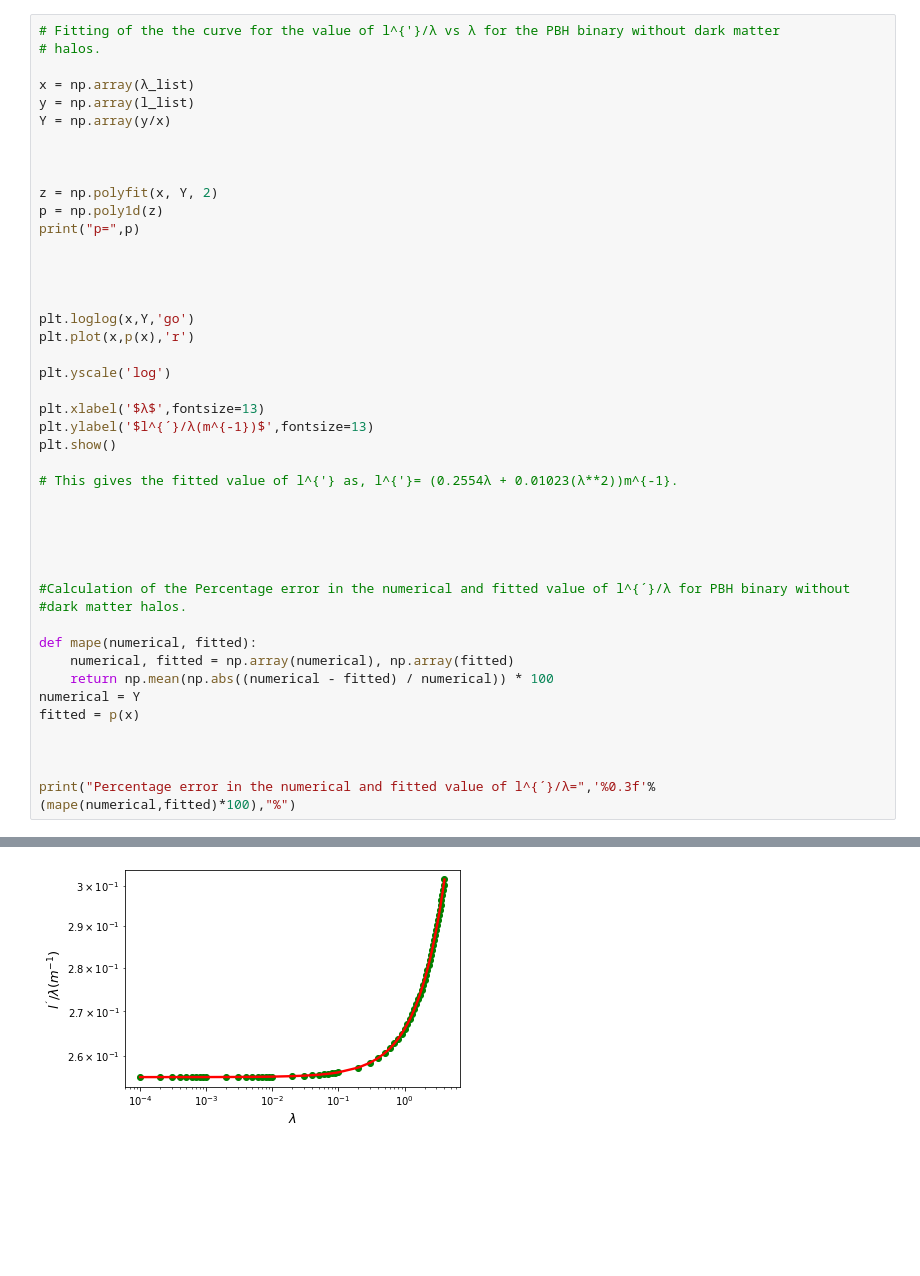
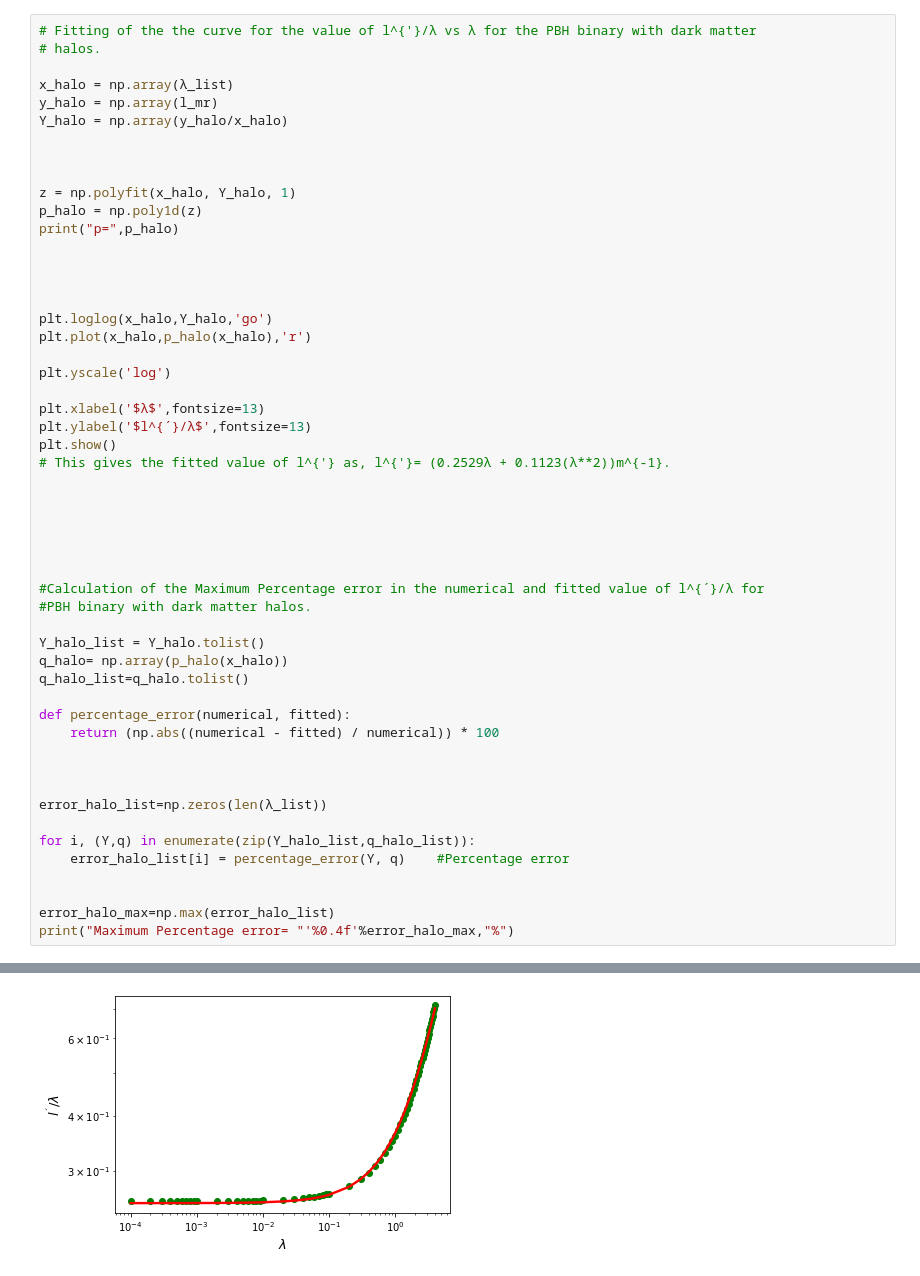
Before and after one commit to pratibhajangra591/Ifca-github, a Jupyter notebook: tidal torque.ipynb, the cells around one changed output, grey strips where cells are left out. Drawn from its saved outputs; the diff is of its cells as text; blank space fills up the shorter version.

```diff
--- a/tidal torque.ipynb
+++ b/tidal torque.ipynb
@@ -172,45 +266,53 @@ Percentage error in the numerical and fitted value of l^{´}/λ= 13.030 %
 # %%
-# Fitting of the the curve for the value of l^{'}/λ vs λ for the PBH binary without dark matter
+# Fitting of the the curve for the value of l^{'}/λ vs λ for the PBH binary with dark matter
 # halos.
 
-x = np.array(λ_list)
-y = np.array(l_list)
-Y = np.array(y/x)
+x_halo = np.array(λ_list)
+y_halo = np.array(l_mr)
+Y_halo = np.array(y_halo/x_halo)
 
 
 
-z = np.polyfit(x, Y, 2)
-p = np.poly1d(z)
-print("p=",p)
+z = np.polyfit(x_halo, Y_halo, 1)
+p_halo = np.poly1d(z)
+print("p=",p_halo)
 
 
 
 
-plt.loglog(x,Y,'go')
-plt.plot(x,p(x),'r')
+plt.loglog(x_halo,Y_halo,'go')
+plt.plot(x_halo,p_halo(x_halo),'r')
 
 plt.yscale('log')
 
 plt.xlabel('$λ$',fontsize=13)
-plt.ylabel('$l^{´}/λ(m^{-1})$',fontsize=13)
+plt.ylabel('$l^{´}/λ$',fontsize=13)
 plt.show()
-
-# This gives the fitted value of l^{'} as, l^{'}= (0.2554λ + 0.01023(λ**2))m^{-1}.
+# This gives the fitted value of l^{'} as, l^{'}= (0.2529λ + 0.1123(λ**2))m^{-1}.
 
 
 
 
 
-#Calculation of the Percentage error in the numerical and fitted value of l^{´}/λ for PBH binary without
-#dark matter halos.
 
-def mape(numerical, fitted):
-    numerical, fitted = np.array(numerical), np.array(fitted)
-    return np.mean(np.abs((numerical - fitted) / numerical)) * 100
-numerical = Y
-fitted = p(x)
+#Calculation of the Maximum Percentage error in the numerical and fitted value of l^{´}/λ for
+#PBH binary with dark matter halos.
+
+Y_halo_list = Y_halo.tolist()
+q_halo= np.array(p_halo(x_halo))
+q_halo_list=q_halo.tolist()
+
+def percentage_error(numerical, fitted):
+    return (np.abs((numerical - fitted) / numerical)) * 100
 
 
 
-print("Percentage error in the numerical and fitted value of l^{´}/λ=",'%0.3f'%(mape(numerical,fitted)*100),"%")
+error_halo_list=np.zeros(len(λ_list))
+
+for i, (Y,q) in enumerate(zip(Y_halo_list,q_halo_list)):
+    error_halo_list[i] = percentage_error(Y, q)    #Percentage error
+
+
+error_halo_max=np.max(error_halo_list)
+print("Maximum Percentage error= "'%0.4f'%error_halo_max,"%")
 # %% [output]
@@ -219 +321 @@ p=            2
-[figure, old version]
+[figure, new version]
```
Also changed, not shown: parts of 9 cells of this notebook.
